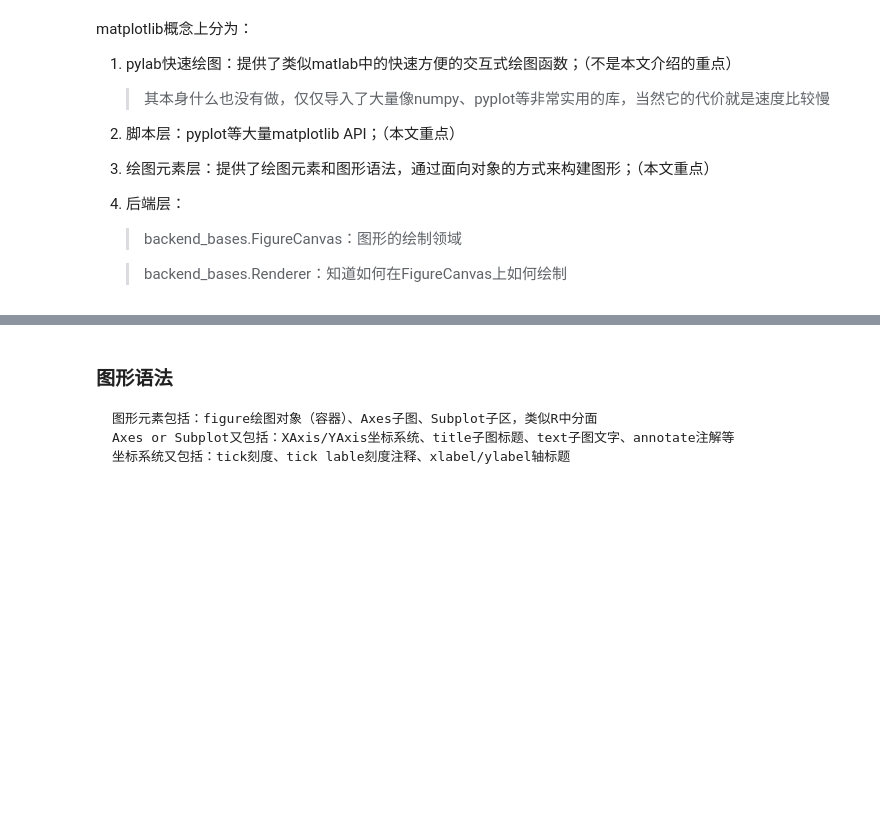
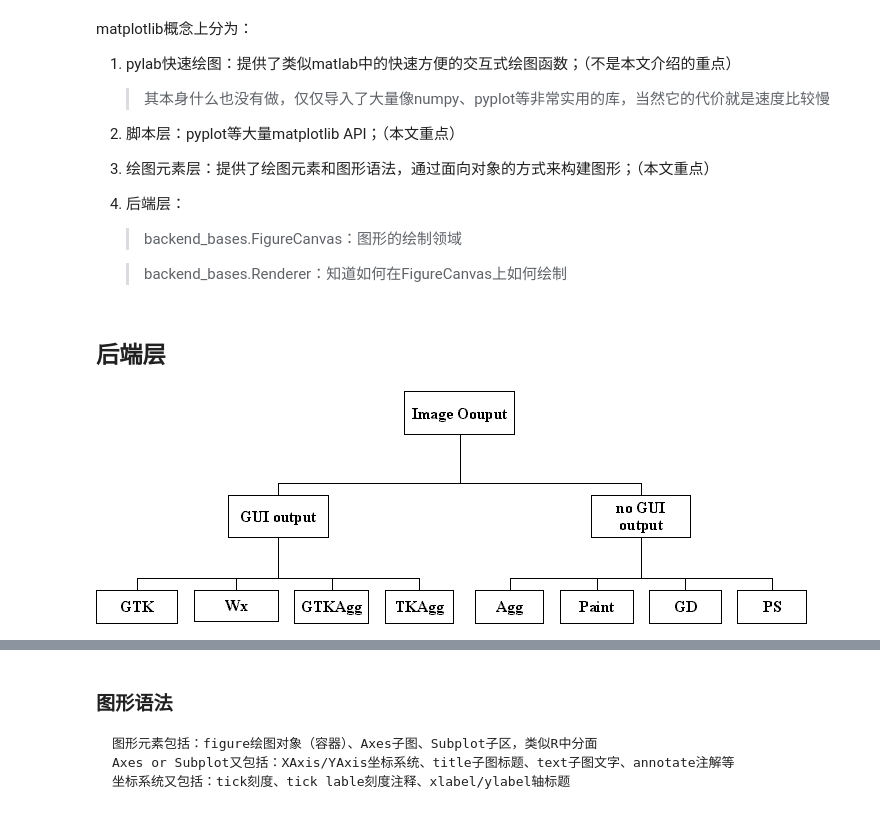
Before and after one commit to yejinlei/about-python, a Jupyter notebook: 科学计算/matplotlib绘图.ipynb, the cells around one changed output, grey strips where cells are left out. Cells and saved outputs as stored; diff of their text form; code cells hidden in the pictures; blank space fills up the shorter version.

```diff
--- a/科学计算/matplotlib绘图.ipynb
+++ b/科学计算/matplotlib绘图.ipynb
@@ -10,6 +10,14 @@ matplotlib概念上分为：
     > backend_bases.FigureCanvas：图形的绘制领域
 
     > backend_bases.Renderer：知道如何在FigureCanvas上如何绘制
+# %% [markdown]
+## 后端层
+# %%
+%matplotlib inline
+from IPython.display import Image
+Image(filename=u"..\\images\\backend.png")
+# %% [output]
+[figure, added]
 # %% [markdown]
 ## 绘图元素层
 ### 绘图元素
```
Also changed, not shown: parts of 5 cells of this notebook, 3 other files.
